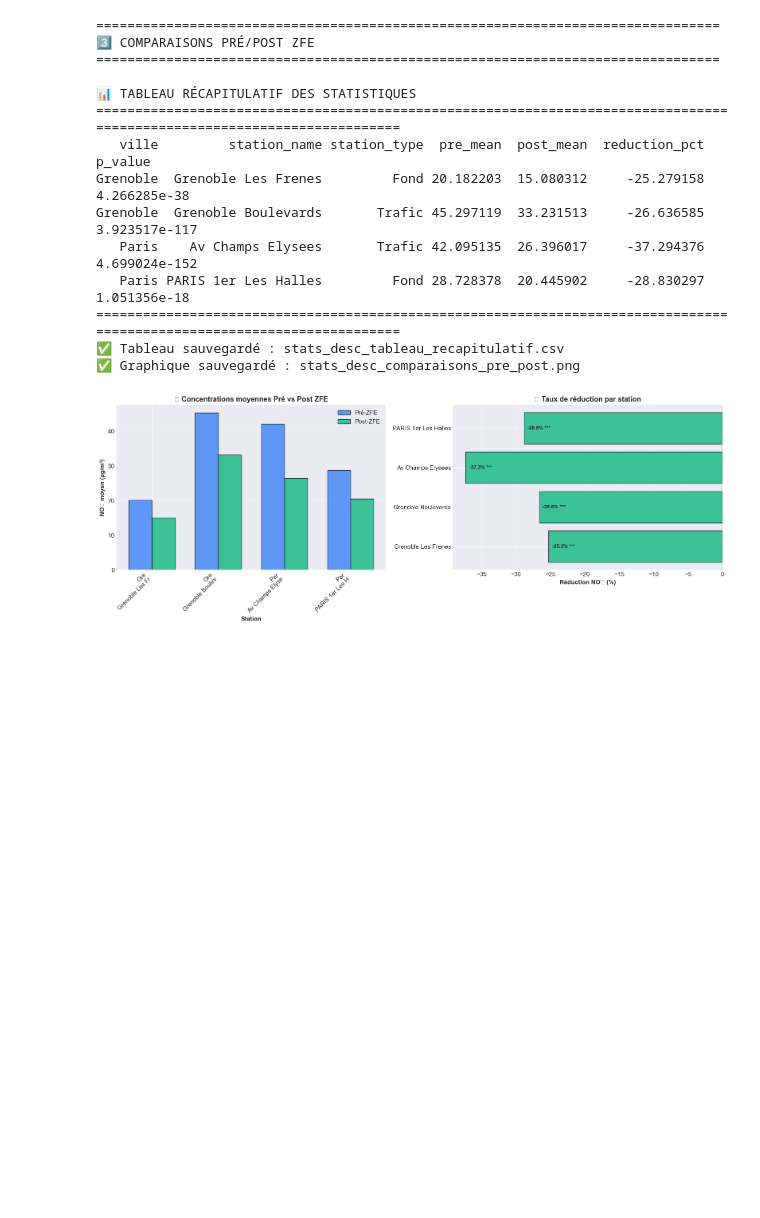
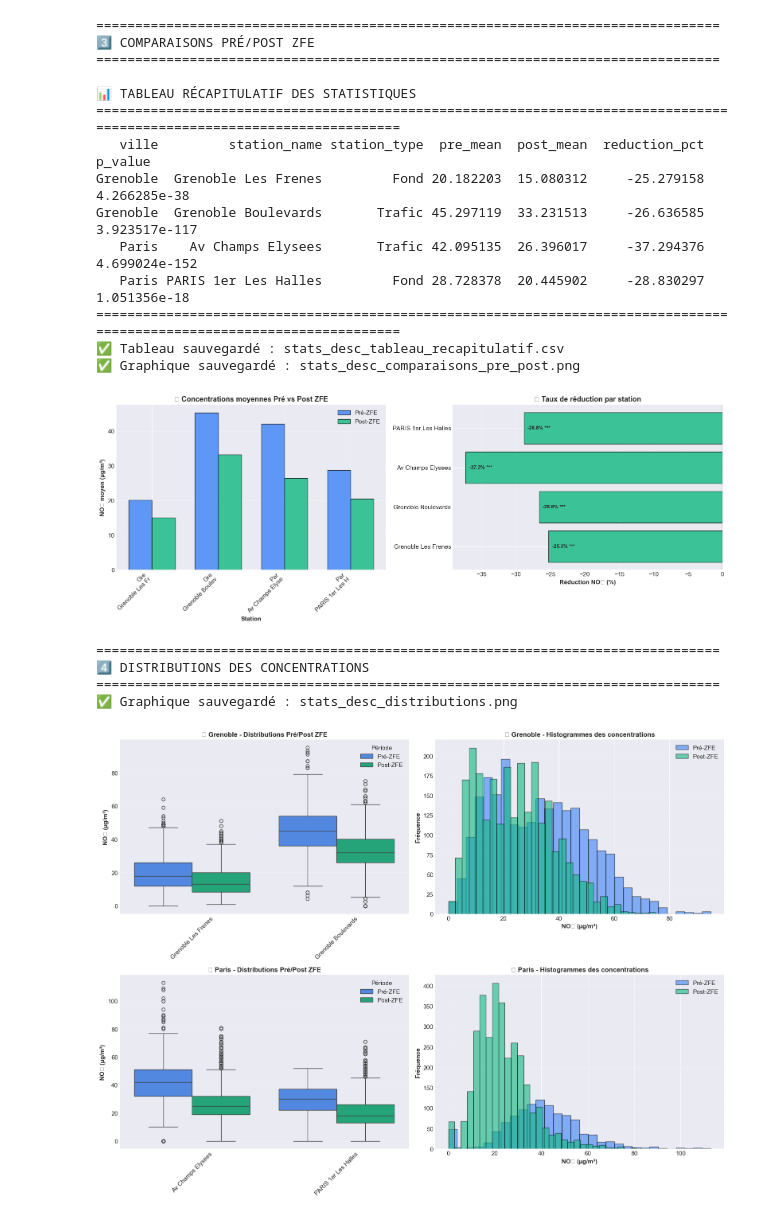
Before and after one commit to pasilvente/project_python_for_data_science_at_ENSAE_ZFE_ML_SCM, a Jupyter notebook: zfe-scm/stat_desc.ipynb, the cells around one changed output. Drawn from its saved outputs; the diff is of its cells as text; code cells hidden in the pictures; blank space fills up the shorter version.

Commit message:
Box plots et histogrammes

```diff
--- a/zfe-scm/stat_desc.ipynb
+++ b/zfe-scm/stat_desc.ipynb
@@ -357,3 +357,53 @@ Grenoble  Grenoble Boulevards       Trafic 45.297119  33.231513     -26.636585 3
 ✅ Tableau sauvegardé : stats_desc_tableau_recapitulatif.csv
 ✅ Graphique sauvegardé : stats_desc_comparaisons_pre_post.png
 [figure]
+# %%
+# ============================================================================
+# 4. DISTRIBUTIONS ET BOXPLOTS
+# ============================================================================
+
+print("\n" + "=" * 80)
+print("4️⃣ DISTRIBUTIONS DES CONCENTRATIONS")
+print("=" * 80)
+
+fig, axes = plt.subplots(2, 2, figsize=(16, 12))
+
+# Données pour plotting
+for idx, (df, zfe_date, ville) in enumerate([(grenoble_daily, grenoble_zfe_start, 'Grenoble'),
+                                               (paris_daily, paris_zfe_start, 'Paris')]):
+    # Exclure COVID
+    covid_mask = (df['date'] >= '2020-03-01') & (df['date'] <= '2021-06-01')
+    df_clean = df[~covid_mask].copy()
+    df_clean['period'] = df_clean['date'].apply(lambda x: 'Pré-ZFE' if x < zfe_date else 'Post-ZFE')
+
+    # Boxplot
+    ax1 = axes[idx, 0]
+    sns.boxplot(data=df_clean, x='station_name', y='no2_ug_m3', hue='period', ax=ax1, palette=['#3b82f6', '#10b981'])
+    ax1.set_title(f'📦 {ville} - Distributions Pré/Post ZFE', fontsize=12, fontweight='bold')
+    ax1.set_xlabel('')
+    ax1.set_ylabel('NO₂ (µg/m³)', fontweight='bold')
+    ax1.tick_params(axis='x', rotation=45)
+    ax1.legend(title='Période')
+    ax1.grid(True, alpha=0.3, axis='y')
+
+    # Histogramme
+    ax2 = axes[idx, 1]
+    for period, color in [('Pré-ZFE', '#3b82f6'), ('Post-ZFE', '#10b981')]:
+        data = df_clean[df_clean['period'] == period]['no2_ug_m3']
+        ax2.hist(data, bins=30, alpha=0.6, label=period, color=color, edgecolor='black')
+    ax2.set_title(f'📊 {ville} - Histogrammes des concentrations', fontsize=12, fontweight='bold')
+    ax2.set_xlabel('NO₂ (µg/m³)', fontweight='bold')
+    ax2.set_ylabel('Fréquence', fontweight='bold')
+    ax2.legend()
+    ax2.grid(True, alpha=0.3, axis='y')
+
+plt.tight_layout()
+plt.savefig(DATA / 'stats_desc_distributions.png', dpi=300, bbox_inches='tight')
+print("✅ Graphique sauvegardé : stats_desc_distributions.png")
+plt.show()
+# %% [output]
+================================================================================
+4️⃣ DISTRIBUTIONS DES CONCENTRATIONS
+================================================================================
+✅ Graphique sauvegardé : stats_desc_distributions.png
+[figure, added]
```
